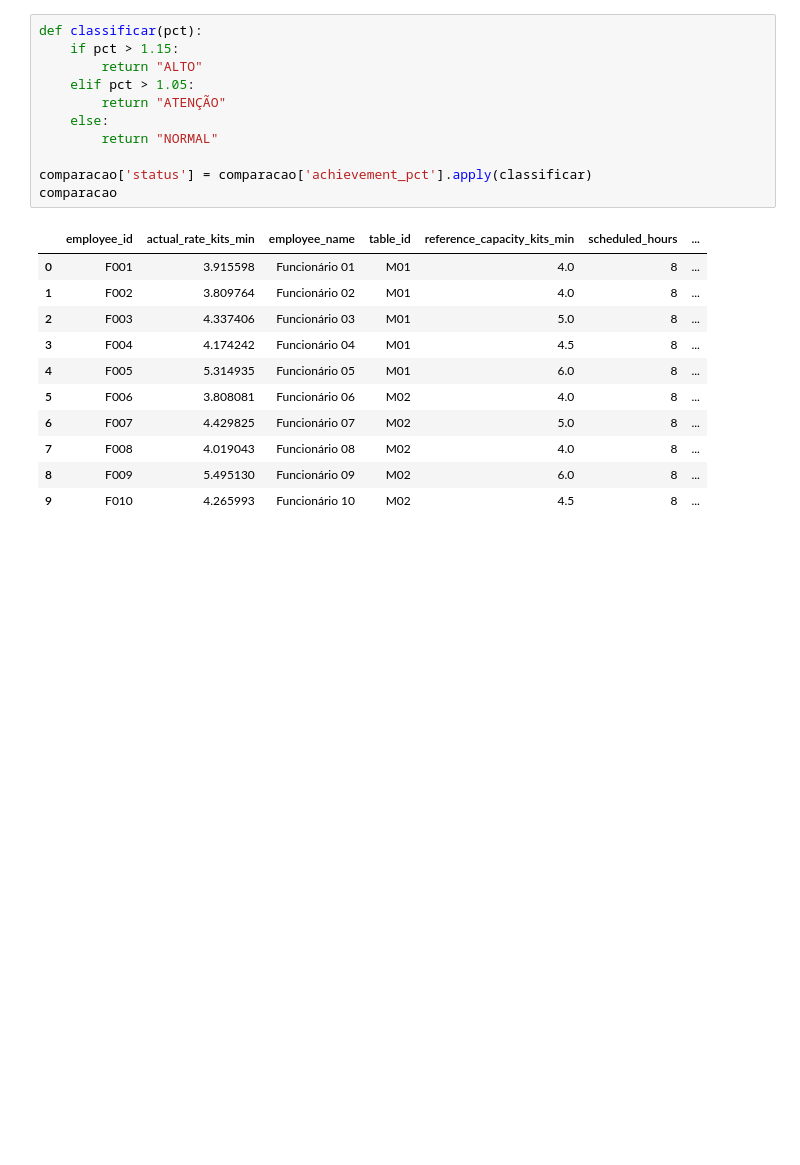
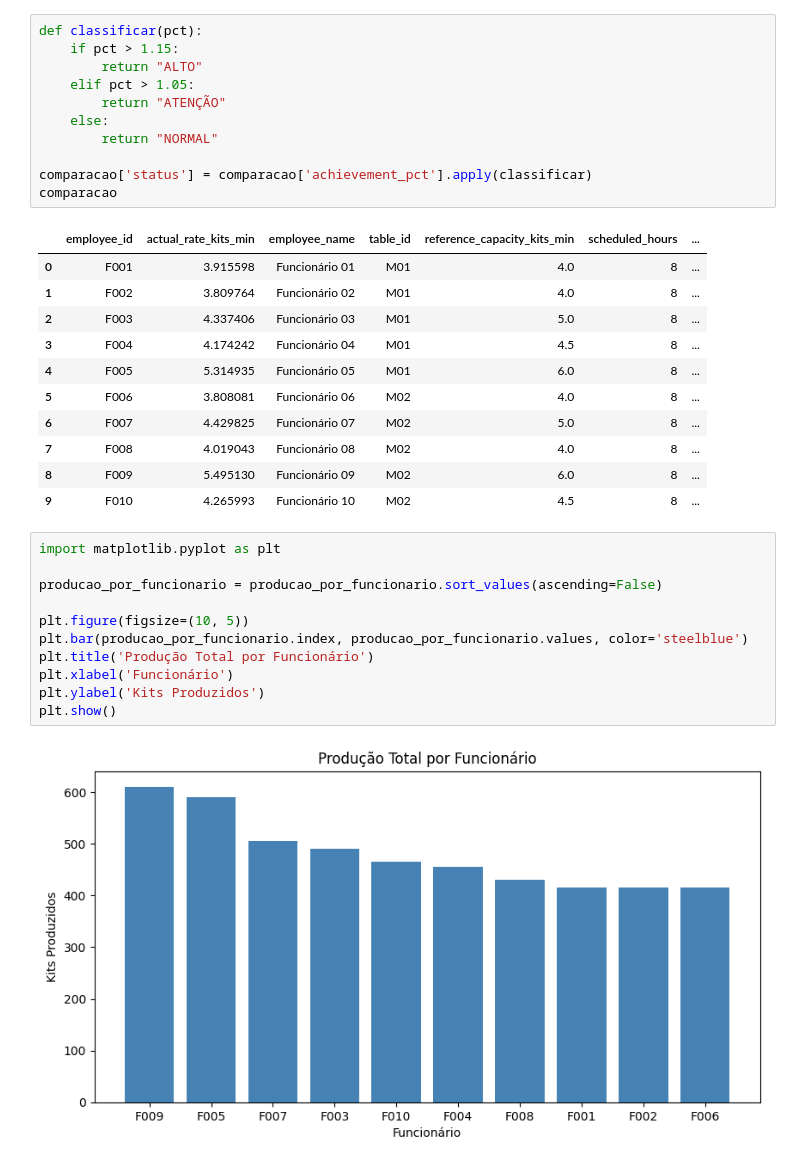
Before and after one commit to Sweetata/smartflow, a Jupyter notebook: analise_smartflow.ipynb, the cells around one changed output. Cells and saved outputs as stored; diff of their text form; blank space fills up the shorter version.

```diff
--- a/analise_smartflow.ipynb
+++ b/analise_smartflow.ipynb
@@ -106,3 +106,16 @@ comparacao
 | 7 | F008 | 4.019043 | Funcionário 08 | M02 | 4.0 | 8 | ... |
 | 8 | F009 | 5.495130 | Funcionário 09 | M02 | 6.0 | 8 | ... |
 | 9 | F010 | 4.265993 | Funcionário 10 | M02 | 4.5 | 8 | ... |
+# %%
+import matplotlib.pyplot as plt
+
+producao_por_funcionario = producao_por_funcionario.sort_values(ascending=False)
+
+plt.figure(figsize=(10, 5))
+plt.bar(producao_por_funcionario.index, producao_por_funcionario.values, color='steelblue')
+plt.title('Produção Total por Funcionário')
+plt.xlabel('Funcionário')
+plt.ylabel('Kits Produzidos')
+plt.show()
+# %% [output]
+[figure, added]
```
Also changed, not shown: parts of 2 cells of this notebook.
